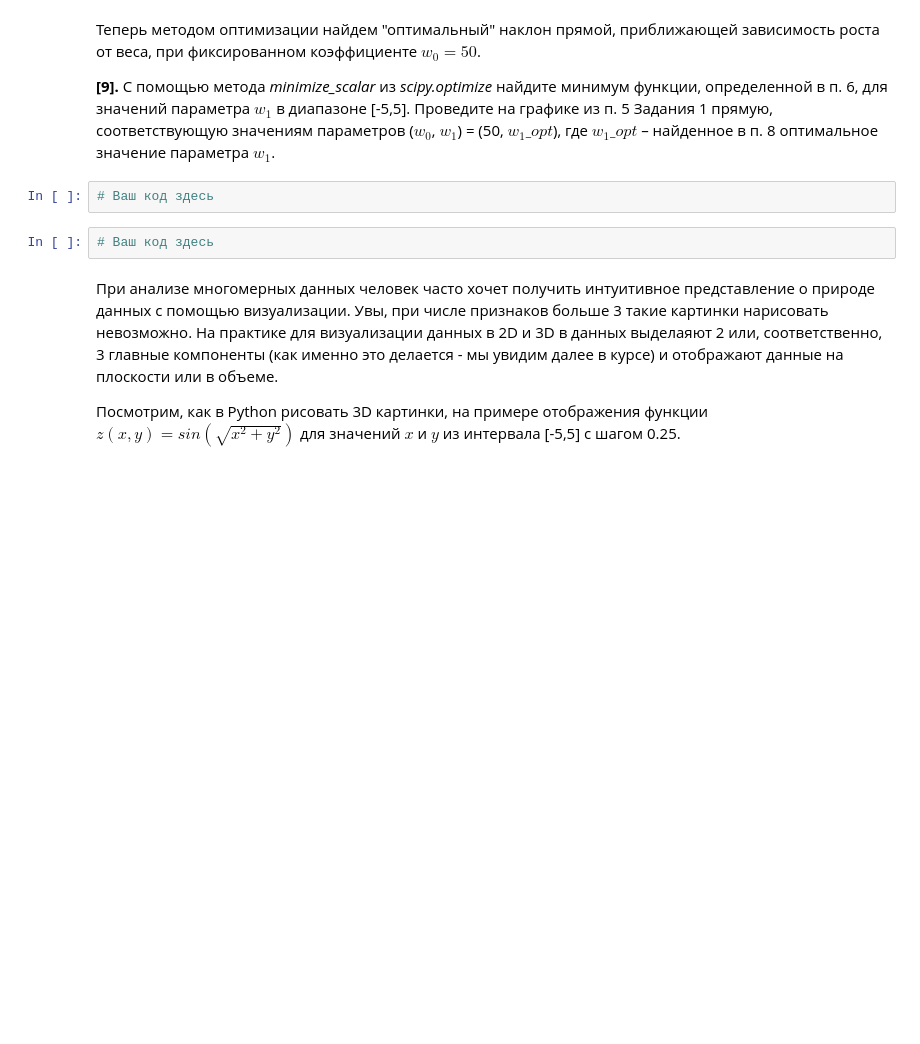
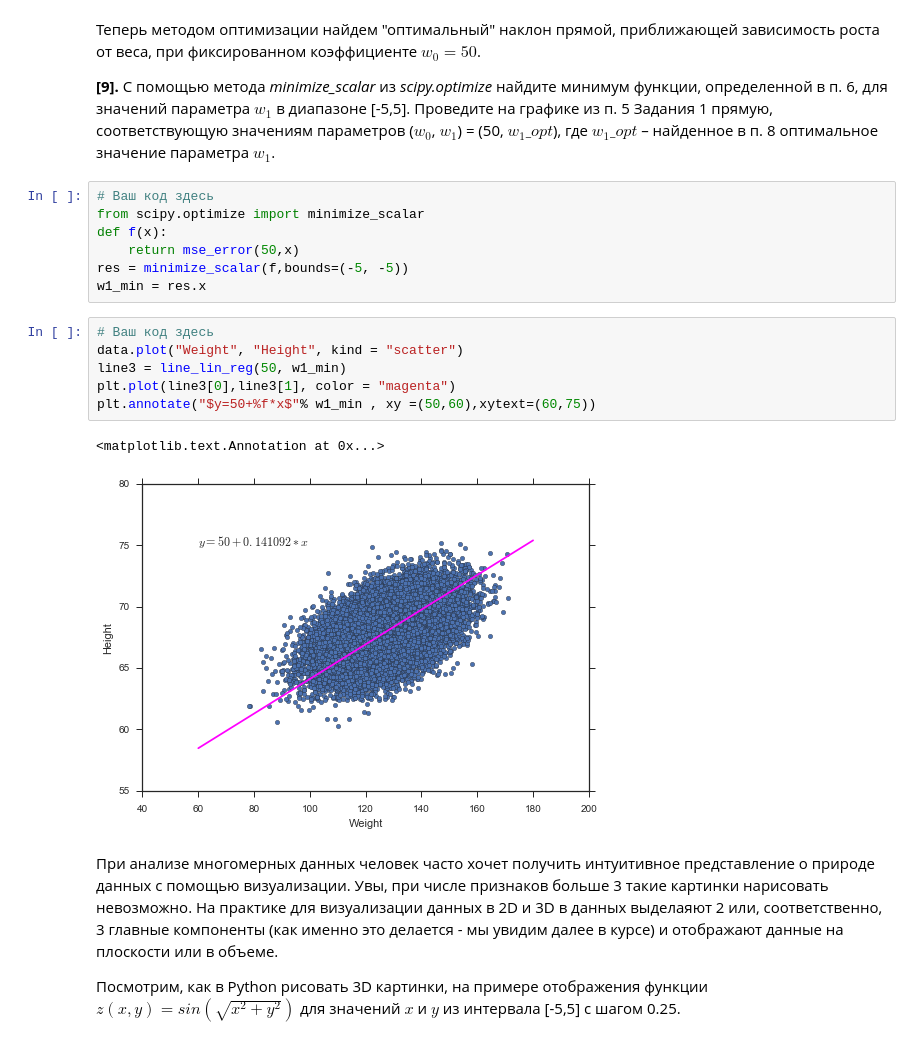
Before and after one commit to lunaplush/coursera, a Jupyter notebook: peer_review_linreg_height_weight.ipynb, the cells around one changed output. Saved outputs shown, nothing was run; the diff lists cells and outputs as text; blank space fills up the shorter version.

```diff
--- a/peer_review_linreg_height_weight.ipynb
+++ b/peer_review_linreg_height_weight.ipynb
@@ -146,10 +188,22 @@ $$error(w_0, w_1) = \sum_{i=1}^n {(y_i - (w_0 + w_1 * x_i))}^2 $$
 Теперь методом оптимизации найдем "оптимальный" наклон прямой, приближающей зависимость роста от веса, при фиксированном коэффициенте $w_0 = 50$.
 
 **[9].** С помощью метода *minimize_scalar* из *scipy.optimize* найдите минимум функции, определенной в п. 6, для значений параметра  $w_1$ в диапазоне [-5,5]. Проведите на графике из п. 5 Задания 1 прямую, соответствующую значениям параметров ($w_0$, $w_1$) = (50, $w_1\_opt$), где $w_1\_opt$ – найденное в п. 8 оптимальное значение параметра $w_1$.
-# %%
-# Ваш код здесь
-# %%
-# Ваш код здесь
+# %%
+# Ваш код здесь
+from scipy.optimize import minimize_scalar
+def f(x):
+    return mse_error(50,x)
+res = minimize_scalar(f,bounds=(-5, -5))
+w1_min = res.x
+# %%
+# Ваш код здесь
+data.plot("Weight", "Height", kind = "scatter")
+line3 = line_lin_reg(50, w1_min)
+plt.plot(line3[0],line3[1], color = "magenta")
+plt.annotate("$y=50+%f*x$"% w1_min , xy =(50,60),xytext=(60,75))
+# %% [output]
+<matplotlib.text.Annotation at 0x...>
+[figure, added]
 # %% [markdown]
 При анализе многомерных данных человек часто хочет получить интуитивное представление о природе данных с помощью визуализации. Увы, при числе признаков больше 3 такие картинки нарисовать невозможно. На практике для визуализации данных в 2D и 3D в данных выделаяют 2 или, соответственно, 3 главные компоненты (как именно это делается - мы увидим далее в курсе) и отображают данные на плоскости или в объеме.
 
```
Also changed, not shown: parts of 18 cells of this notebook.
